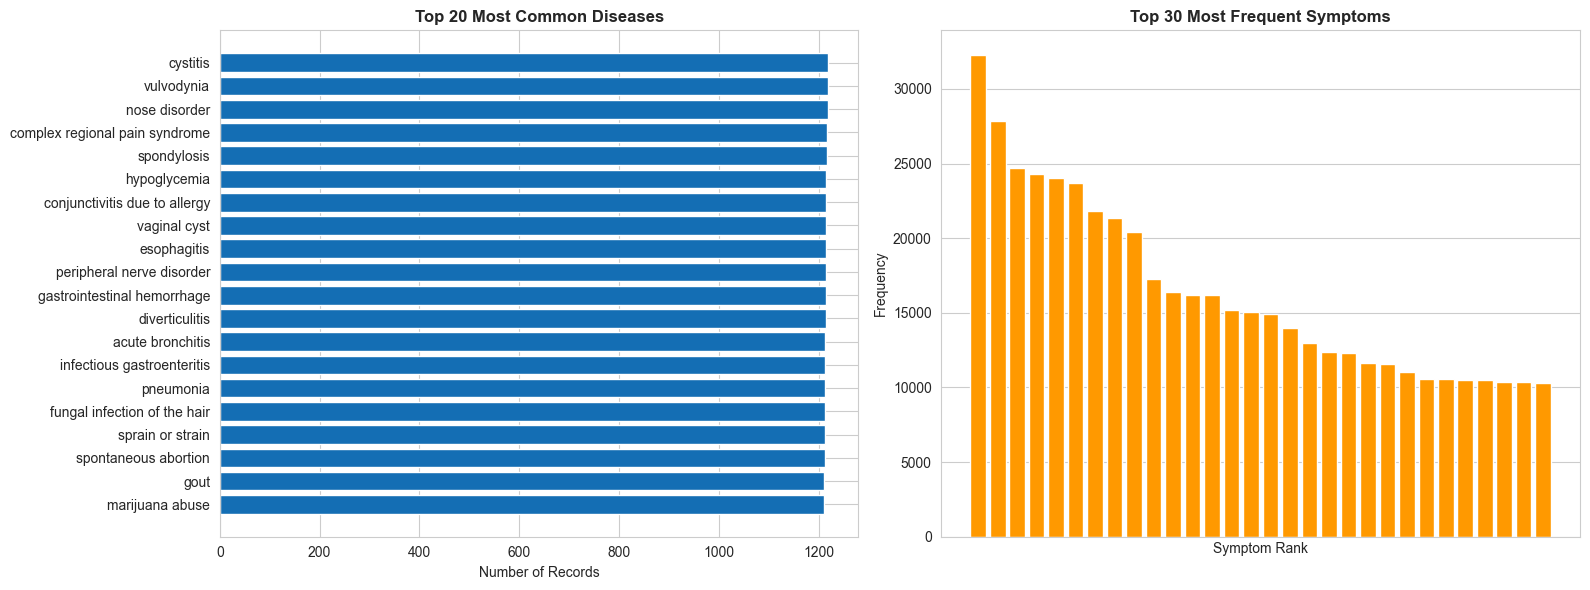
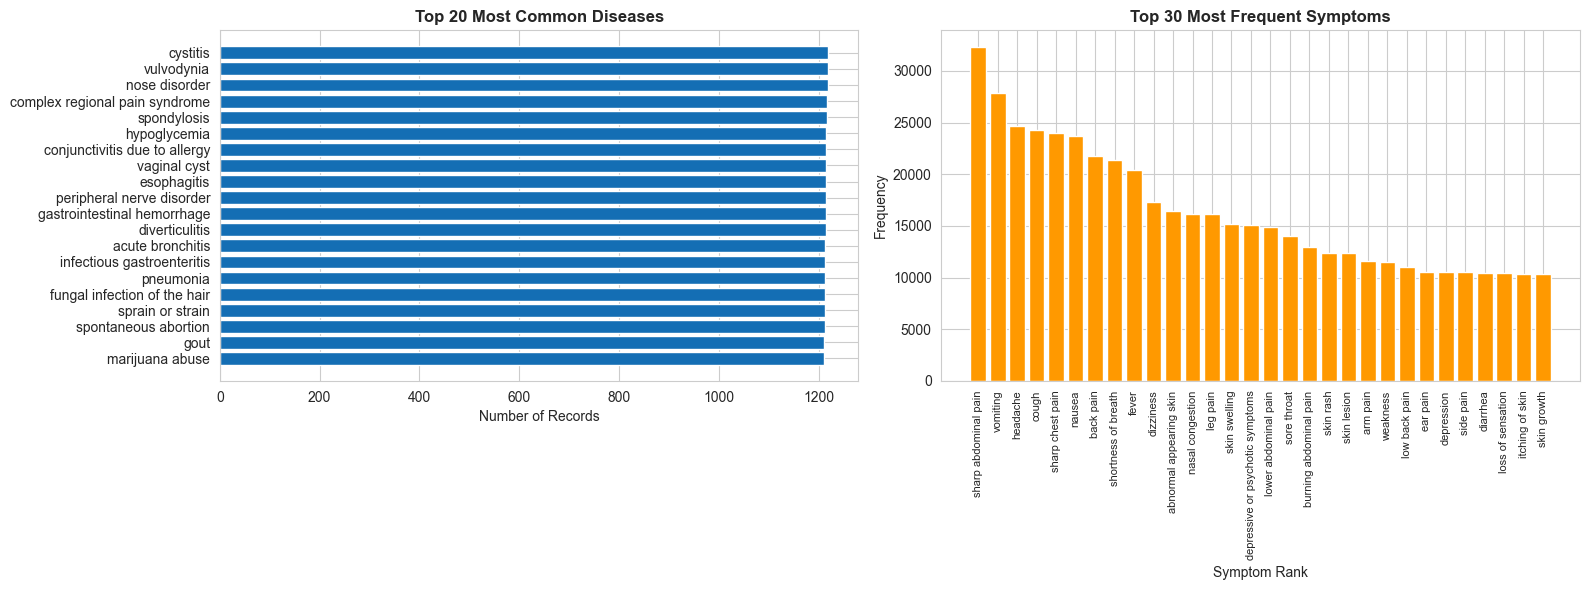
The notebook cell's code change between the first figure and the second:
--- before
+++ after
@@ -18,5 +18,6 @@
 axes[1].set_xlabel('Symptom Rank')
 axes[1].set_ylabel('Frequency')
-axes[1].set_xticks([])
+axes[1].set_xticks(range(30))
+axes[1].set_xticklabels(symptom_freq.index, rotation=90, fontsize=8)
 
 plt.tight_layout()

Commit: update notebooks with final outputs, add streamlit app, update README stats and sources